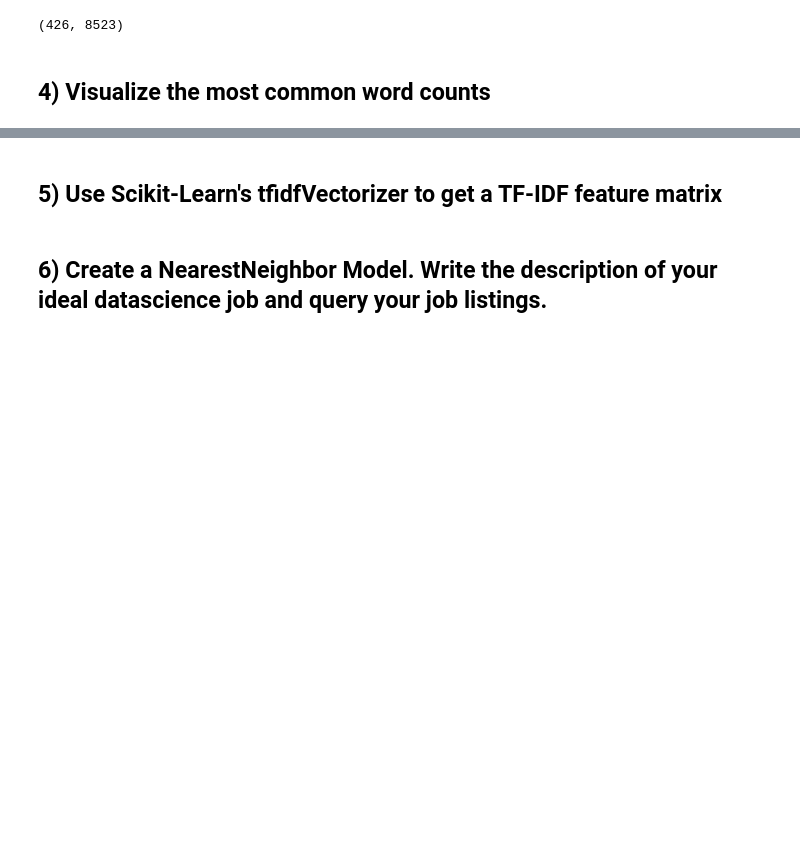
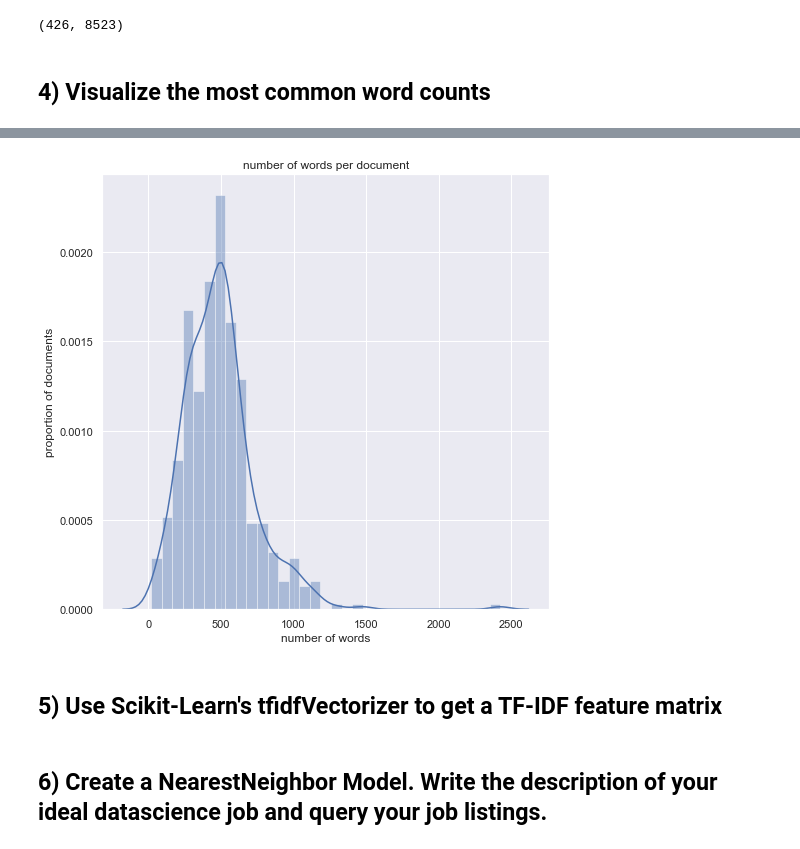
Before and after one commit to EvidenceN/Unit4_Lamda_DS, a Jupyter notebook: module2-vector-representations/ANSWERS_Vector_Representations_Assignment.ipynb, the cells around one changed output, grey strips where cells are left out. Saved outputs shown, nothing was run; the diff lists cells and outputs as text; code cells hidden in the pictures; blank space fills up the shorter version.

```diff
--- a/module2-vector-representations/ANSWERS_Vector_Representations_Assignment.ipynb
+++ b/module2-vector-representations/ANSWERS_Vector_Representations_Assignment.ipynb
@@ -56,7 +56,8 @@ for doc in text:
     text6 = text5.replace('b"', '')
     text7 = text6.replace(' \xe2\x80\x93', '')
     text8 = text7.replace('nfosys\xe2\x80\x93', '')
-    job_description.append(text7)
+    text9 = text8.replace("b'", '')
+    job_description.append(text9)
 
 print(*job_description[:3], sep= "\n\n")
 
@@ -187,3 +203,17 @@ print(dtm.shape)
+# %%
+import seaborn as sns
+sns.set()
+
+num_words = [len(s.split()) for s in jobs['text']]
+
+plt.figure(figsize=(8,8))
+sns.distplot(num_words)
+plt.title('number of words per document')
+plt.xlabel('number of words')
+plt.ylabel('proportion of documents')
+plt.show()
+# %% [output]
+[figure, added]
 # %% [markdown]
 ## 5) Use Scikit-Learn's tfidfVectorizer to get a TF-IDF feature matrix
 # %%
```
Also changed, not shown: parts of 1 cell of this notebook, 1 other file.
